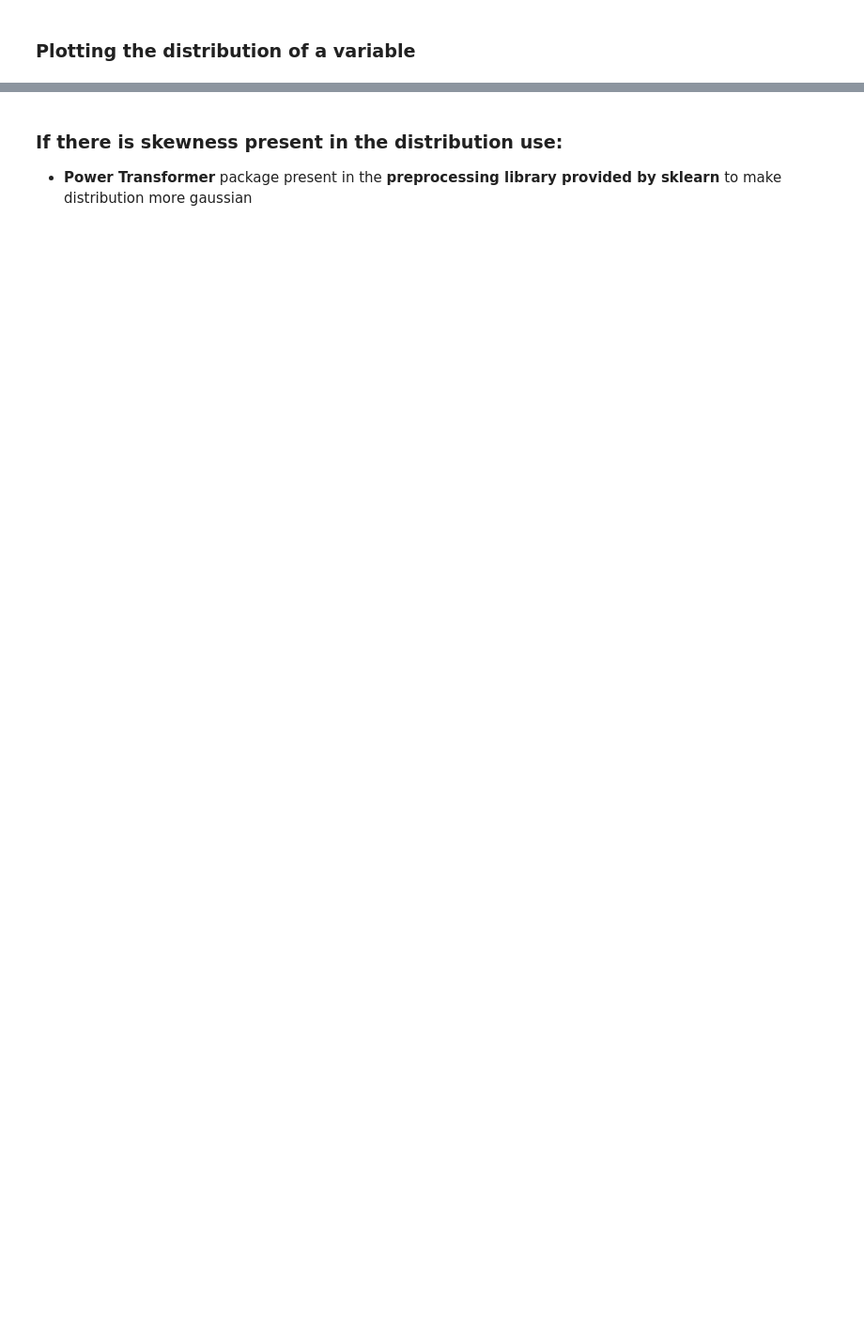
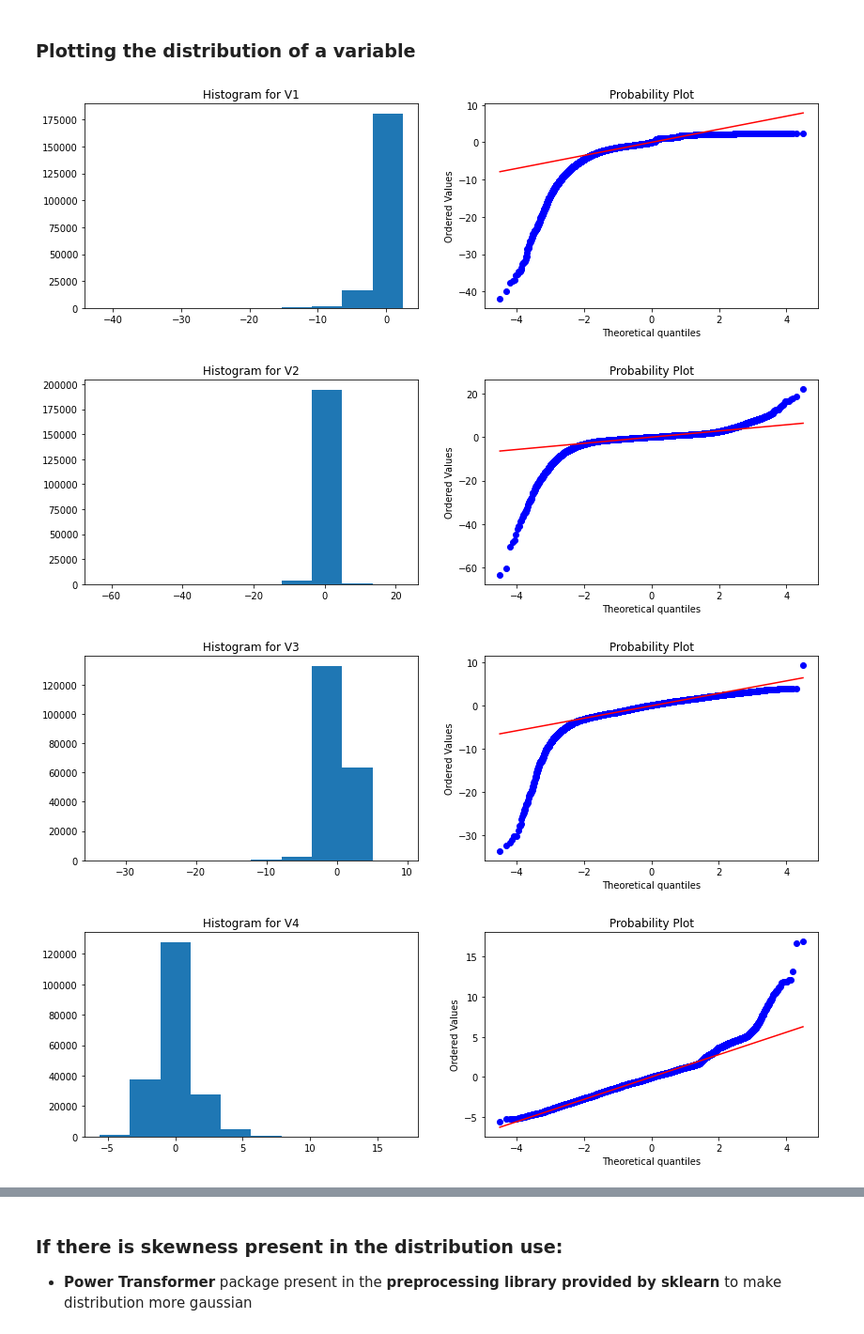
Before and after one commit to rsubho/Capstone-Project, a Jupyter notebook: Credit_card_fraud_detection.ipynb, the cells around one changed output, grey strips where cells are left out. Shown at 94% size. Cells and saved outputs as stored; diff of their text form; code cells hidden in the pictures; blank space fills up the shorter version.

```diff
--- a/Credit_card_fraud_detection.ipynb
+++ b/Credit_card_fraud_detection.ipynb
@@ -150,6 +145,6 @@ scatter_plot(data = df,
 # %%
 # Drop unnecessary columns
 # here time is unimportant so, we arer dropping this variable
-df.drop(["Time"], inplace=True)
+df.drop(["Time"], axis =1, inplace=True)
 # %% [markdown]
 ### Splitting the data into train & test data
@@ -158,7 +151,9 @@ y= #class variable
+# %%
+y= df["Class"] #class variable
+X = df.drop(["Class"], axis=1)
 # %%
 from sklearn import model_selection
-
-X_train, X_test, y_train, y_test =
+X_train, X_test, y_train, y_test = model_selection.train_test_split(X, y, train_size = 0.7, test_size = 0.3, random_state = 40)
 # %% [markdown]
 ##### Preserve X_test & y_test to evaluate on the test data once you build the model
 # %%
@@ -168,4 +167,24 @@ print(np.sum(y_test))
 # %% [markdown]
 ### Plotting the distribution of a variable
+# %%
+# creating funtion to plot gaussian distribution & histogram
+def gaussian_plot(data, features):
+  plt.figure(figsize=(14,4))
+  plt.subplot(121)
+  plt.title("Histogram for {0}".format(features))
+  plt.hist(data[features])
+  plt.subplot(122)
+  plt.title("Probability plot for {0}".format(features))
+  stat.probplot(data[features], dist="norm", plot=pylab)
+  plt.show()
 # %%
 # plot the histogram of a variable from the dataset to see the skewness
+# checking whether the variables follow gaussian distribution or not
+for i in X_train.columns:
+  if i not in ('Time', 'Class'):
+    gaussian_plot(X_train, i)
+# %% [output]
+[figure, added]
+[figure, added]
+[figure, added]
+[figure, added]
```
Also changed, not shown: parts of 22 cells of this notebook.
